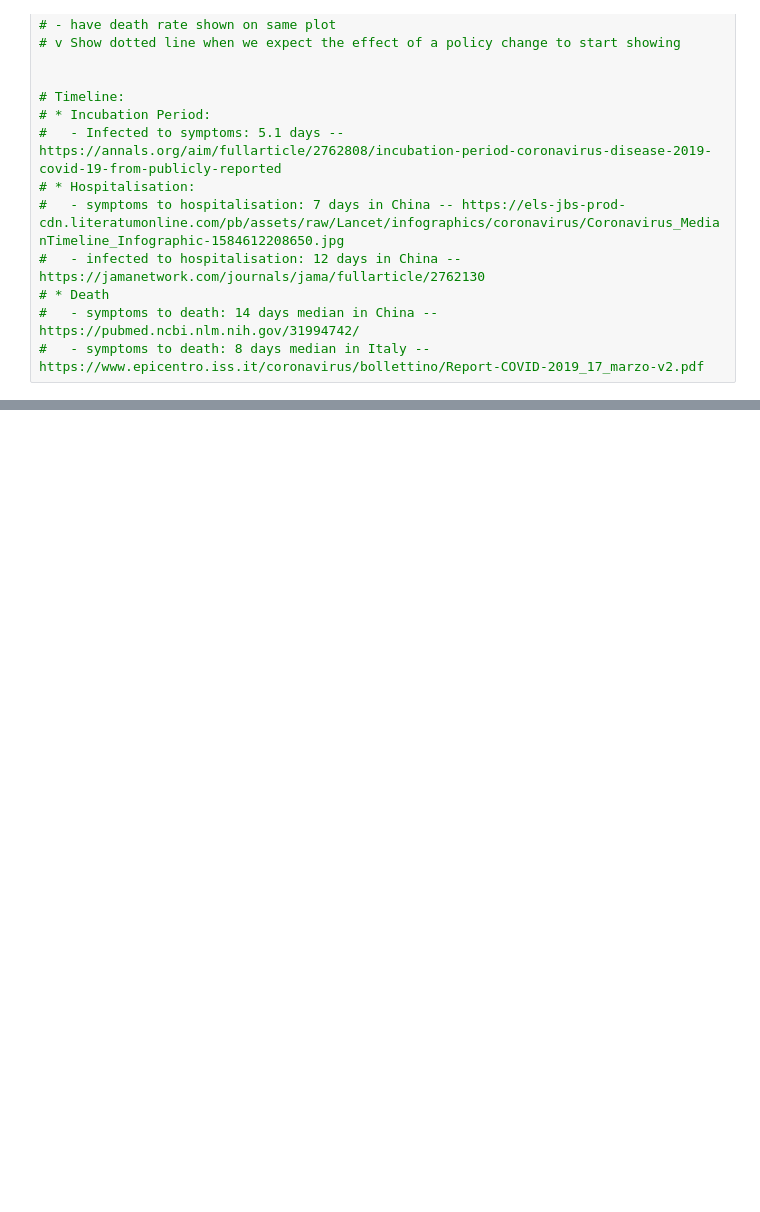
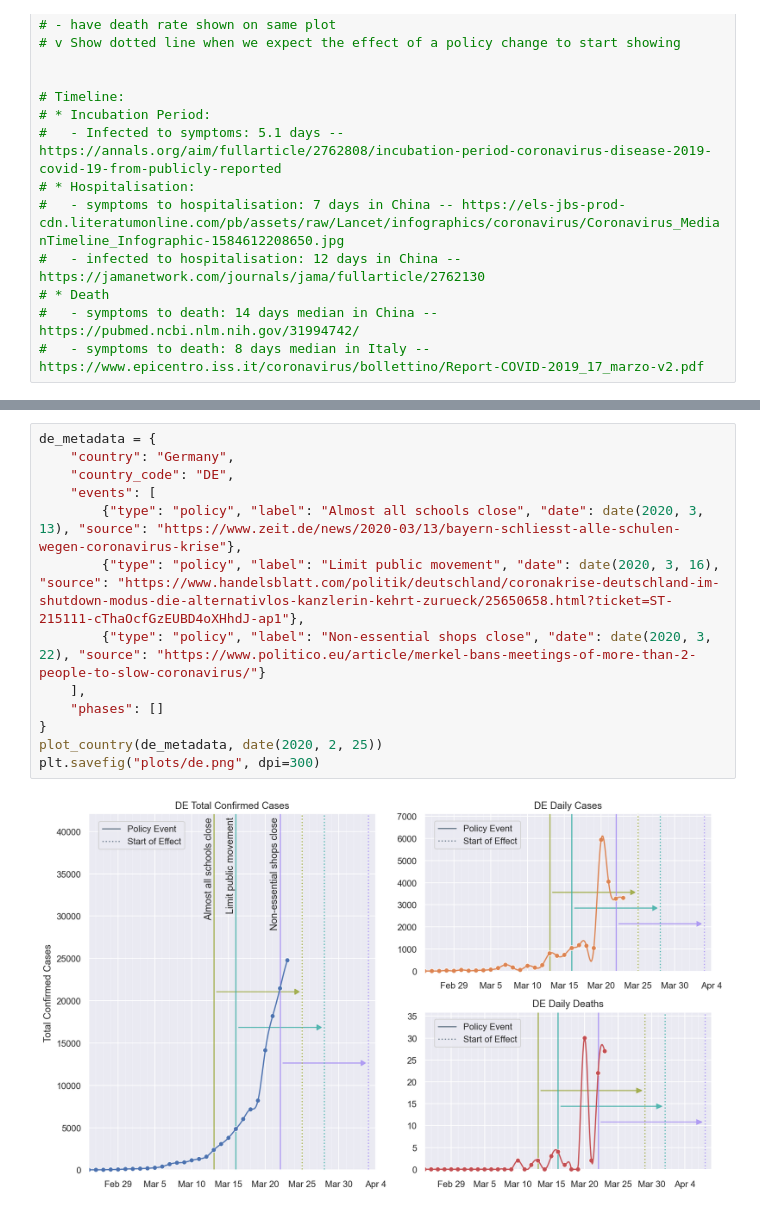
Before and after one commit to arnfred/covid-19, a Jupyter notebook: Covid-plotting.ipynb, the cells around one changed output, grey strips where cells are left out. Cells and saved outputs as stored; diff of their text form; blank space fills up the shorter version.

```diff
--- a/Covid-plotting.ipynb
+++ b/Covid-plotting.ipynb
@@ -211,0 +246,15 @@ plt.savefig("plots/dk.png", dpi=300)
+# %%
+de_metadata = {
+    "country": "Germany",
+    "country_code": "DE",
+    "events": [
+        {"type": "policy", "label": "Almost all schools close", "date": date(2020, 3, 13), "source": "https://www.zeit.de/news/2020-03/13/bayern-schliesst-alle-schulen-wegen-coronavirus-krise"},
+        {"type": "policy", "label": "Limit public movement", "date": date(2020, 3, 16), "source": "https://www.handelsblatt.com/politik/deutschland/coronakrise-deutschland-im-shutdown-modus-die-alternativlos-kanzlerin-kehrt-zurueck/25650658.html?ticket=ST-215111-cThaOcfGzEUBD4oXHhdJ-ap1"},
+        {"type": "policy", "label": "Non-essential shops close", "date": date(2020, 3, 22), "source": "https://www.politico.eu/article/merkel-bans-meetings-of-more-than-2-people-to-slow-coronavirus/"}
+    ],
+    "phases": []
+}
+plot_country(de_metadata, date(2020, 2, 25))
+plt.savefig("plots/de.png", dpi=300)
+# %% [output]
+[figure, added]
```
Also changed, not shown: parts of 7 cells of this notebook, 6 other files.
